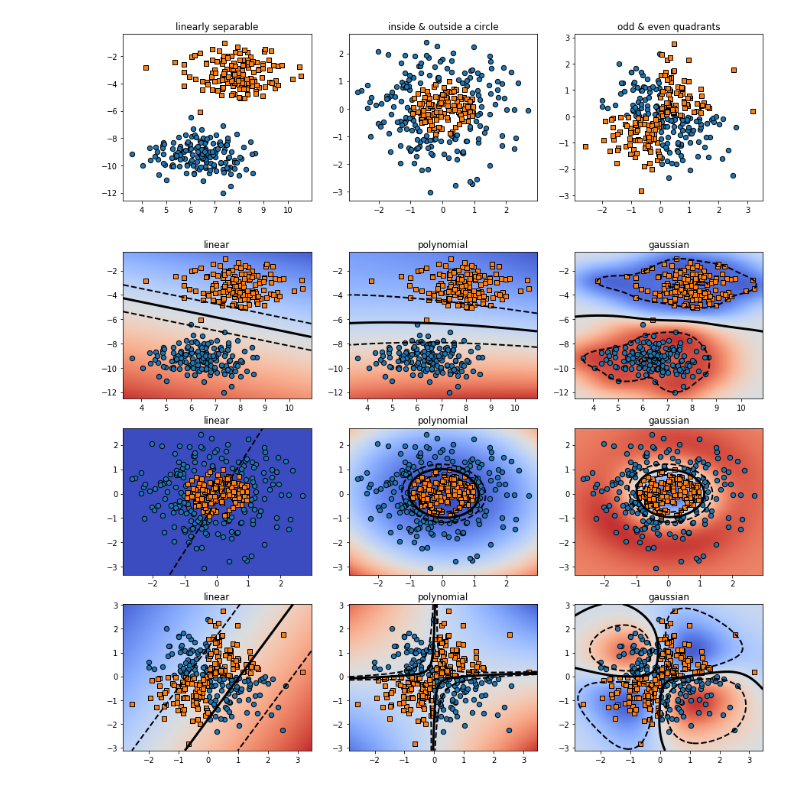
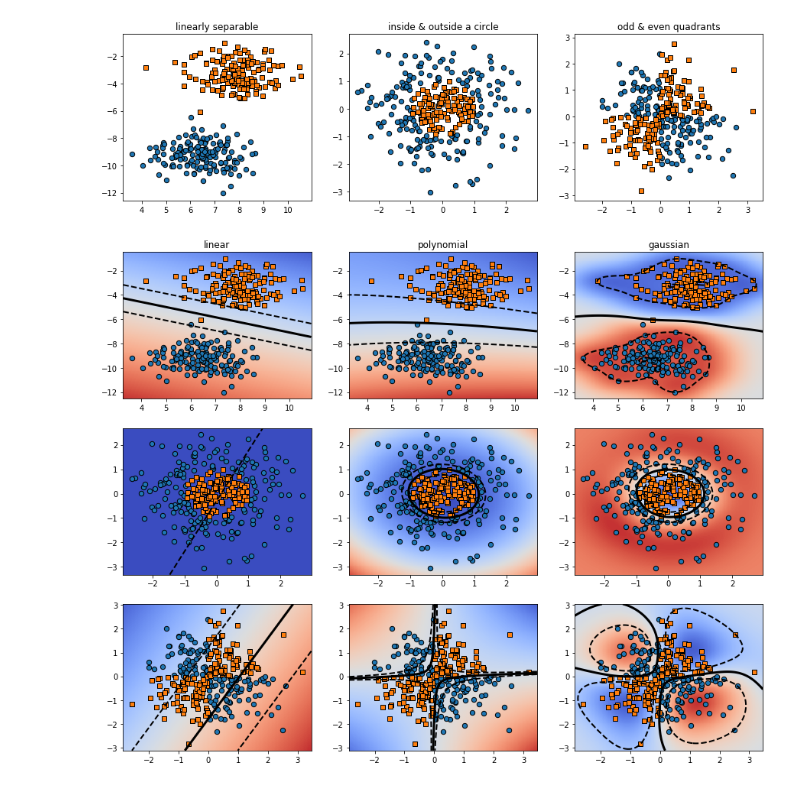
Before and after one commit to asyrwid/simple_ml, a Jupyter notebook: SVM.ipynb, the cells around one changed output. Cells and saved outputs as stored; diff of their text form; code cells hidden in the pictures.

```diff
--- a/SVM.ipynb
+++ b/SVM.ipynb
@@ -197,32 +196,33 @@ for j in range(3):
     dy = abs(max(x[:,1])-min(x[:,1]))*0.05
     xlim = [min(x[:,0])-dx,max(x[:,0])+dx]
     ylim = [min(x[:,1])-dy,max(x[:,1])+dy]
 
     xx,yy = np.meshgrid(np.linspace(xlim[0], xlim[1], 200), np.linspace(ylim[0], ylim[1], 200))
     xy = np.vstack([xx.ravel(), yy.ravel()]).T
 
     Zl = linear_svc.decision_function(xy).reshape(xx.shape)
     Zp = poly_svc.decision_function(xy).reshape(xx.shape)
     Zg = rbf_svc.decision_function(xy).reshape(xx.shape)
     Zs = [Zl,Zp,Zg]
 
     titles_svm = ["linear", "polynomial", "gaussian"]
 
     # plot decision boundary and margins
     for i in range(3):
         plt.subplot(3,3,i+1+j*3)
 
         plt.imshow( Zs[i], interpolation="nearest",
                     extent=(xlim[0],xlim[1] ,ylim[0] , ylim[1]),
                     aspect="auto", origin="lower",cmap="coolwarm")
         plt.clim( 1.1*np.min(Zs[i]),1.1*np.max(Zs[i]) )
 
         plt.contour(xx, yy, Zs[i], colors="black",  levels=[-1, 0, 1], alpha=1,
                     linestyles=["--", "-", "--"], linewidths=[2,3,2] );
 
         plt.scatter(x[y>0,0],x[y>0,1],marker="o", edgecolors='black',s=40);
         plt.scatter(x[y<1,0],x[y<1,1],marker="s", edgecolors='black',s=40);
 
-        plt.title(titles_svm[i]);
+        if j == 0:
+            plt.title(titles_svm[i]);
 # %% [output]
-[figure, old version]
+[figure, new version]
```
Also changed, not shown: parts of 1 cell of this notebook.
